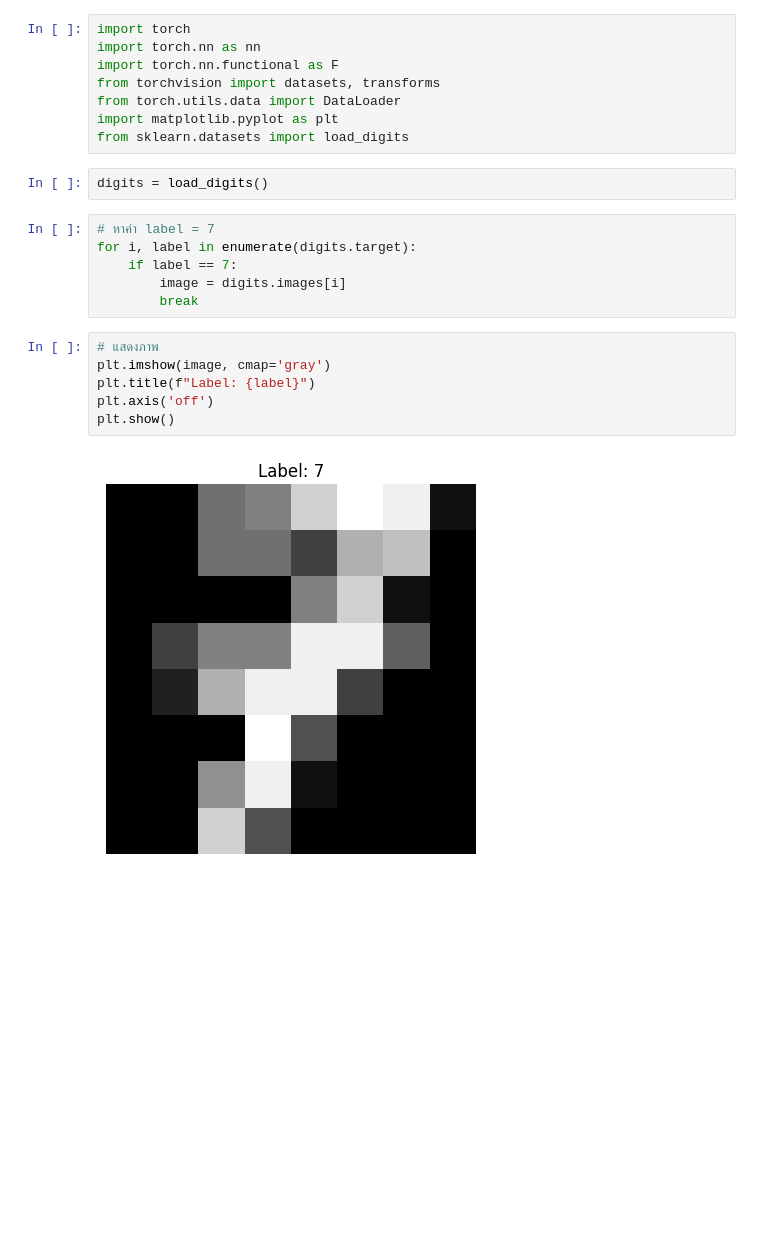
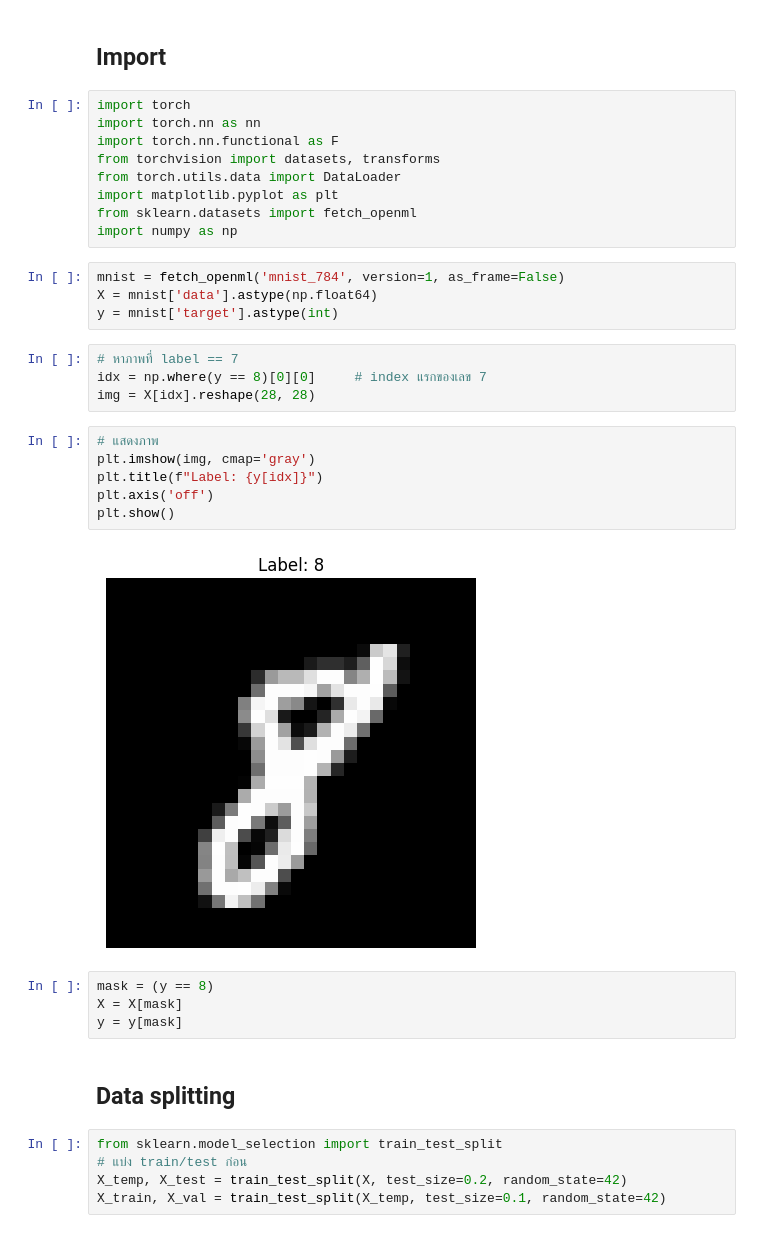
Before and after one commit to Nantakxrn007/Deep-learning, a Jupyter notebook: VAE/vae.ipynb, the cells around one changed output. Drawn from its saved outputs; the diff is of its cells as text; blank space fills up the shorter version.

```diff
--- a/VAE/vae.ipynb
+++ b/VAE/vae.ipynb
@@ -1,3 +1,5 @@
+# %% [markdown]
+## Import
 # %%
 import torch
 import torch.nn as nn
@@ -5,20 +7,32 @@ import torch.nn.functional as F
 from torchvision import datasets, transforms
 from torch.utils.data import DataLoader
 import matplotlib.pyplot as plt
-from sklearn.datasets import load_digits
+from sklearn.datasets import fetch_openml
+import numpy as np
 # %%
-digits = load_digits()
+mnist = fetch_openml('mnist_784', version=1, as_frame=False)
+X = mnist['data'].astype(np.float64)
+y = mnist['target'].astype(int)
-# %%
-# หาค่า label = 7
-for i, label in enumerate(digits.target):
-    if label == 7:
-        image = digits.images[i]
-        break
 # %%
-# แสดงภาพ
-plt.imshow(image, cmap='gray')
-plt.title(f"Label: {label}")
-plt.axis('off')
-plt.show()
+# หาภาพที่ label == 7
+idx = np.where(y == 8)[0][0]     # index แรกของเลข 7
+img = X[idx].reshape(28, 28)
-# %% [output]
-[figure, removed]
+# %%
+# แสดงภาพ
+plt.imshow(img, cmap='gray')
+plt.title(f"Label: {y[idx]}")
+plt.axis('off')
+plt.show()
+# %% [output]
+[figure, added]
+# %%
+mask = (y == 8)
+X = X[mask]
+y = y[mask]
+# %% [markdown]
+## Data splitting
+# %%
+from sklearn.model_selection import train_test_split
+# แบ่ง train/test ก่อน
+X_temp, X_test = train_test_split(X, test_size=0.2, random_state=42)
+X_train, X_val = train_test_split(X_temp, test_size=0.1, random_state=42)
```
Also changed, not shown: parts of 15 cells of this notebook.
